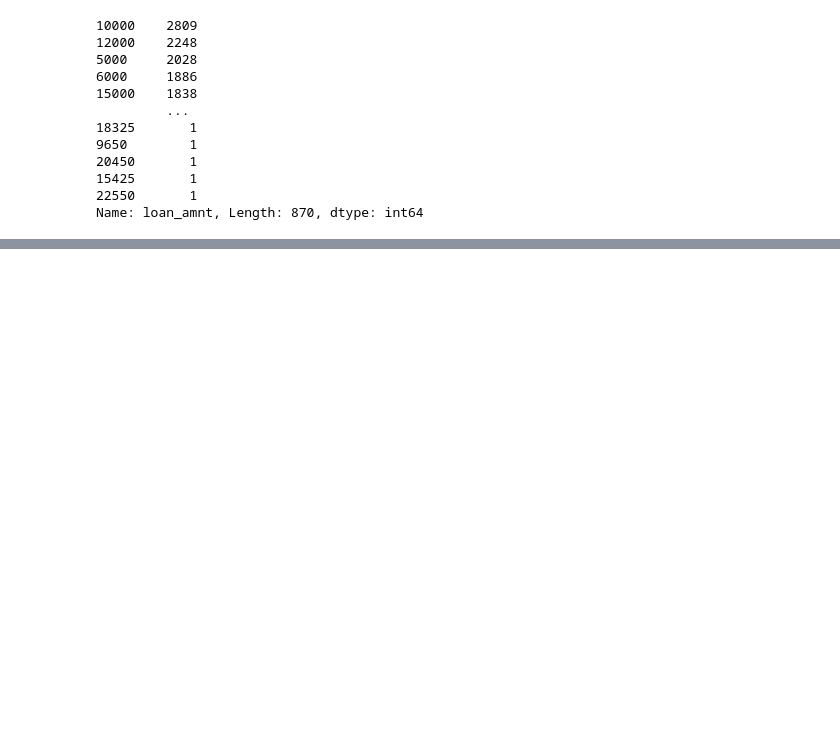
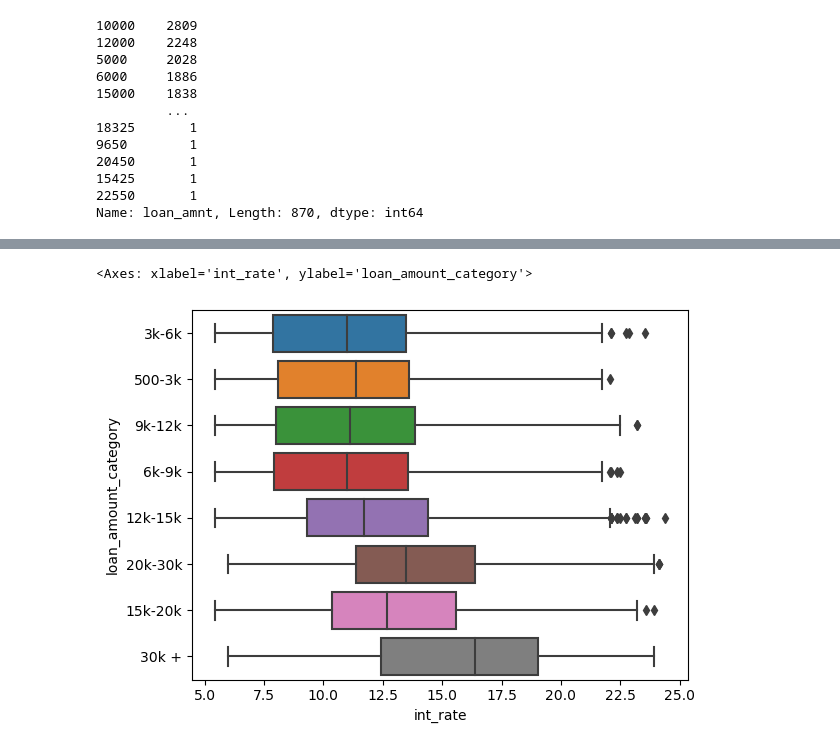
Before and after one commit to Mahalakshmi-Totad/lending_club_case_study, a Jupyter notebook: Solution.ipynb, the cells around one changed output, grey strips where cells are left out. Saved outputs shown, nothing was run; the diff lists cells and outputs as text; code cells hidden in the pictures; blank space fills up the shorter version.

```diff
--- a/Solution.ipynb
+++ b/Solution.ipynb
@@ -1015,0 +1004,5 @@ sns.boxplot(data1['loam_amount_category'].value_counts())
+# %%
+sns.boxplot(data =data1,x=data1.int_rate, y= data1.loan_amount_category)
+# %% [output]
+<Axes: xlabel='int_rate', ylabel='loan_amount_category'>
+[figure, added]
```
Also changed, not shown: parts of 24 cells of this notebook.
